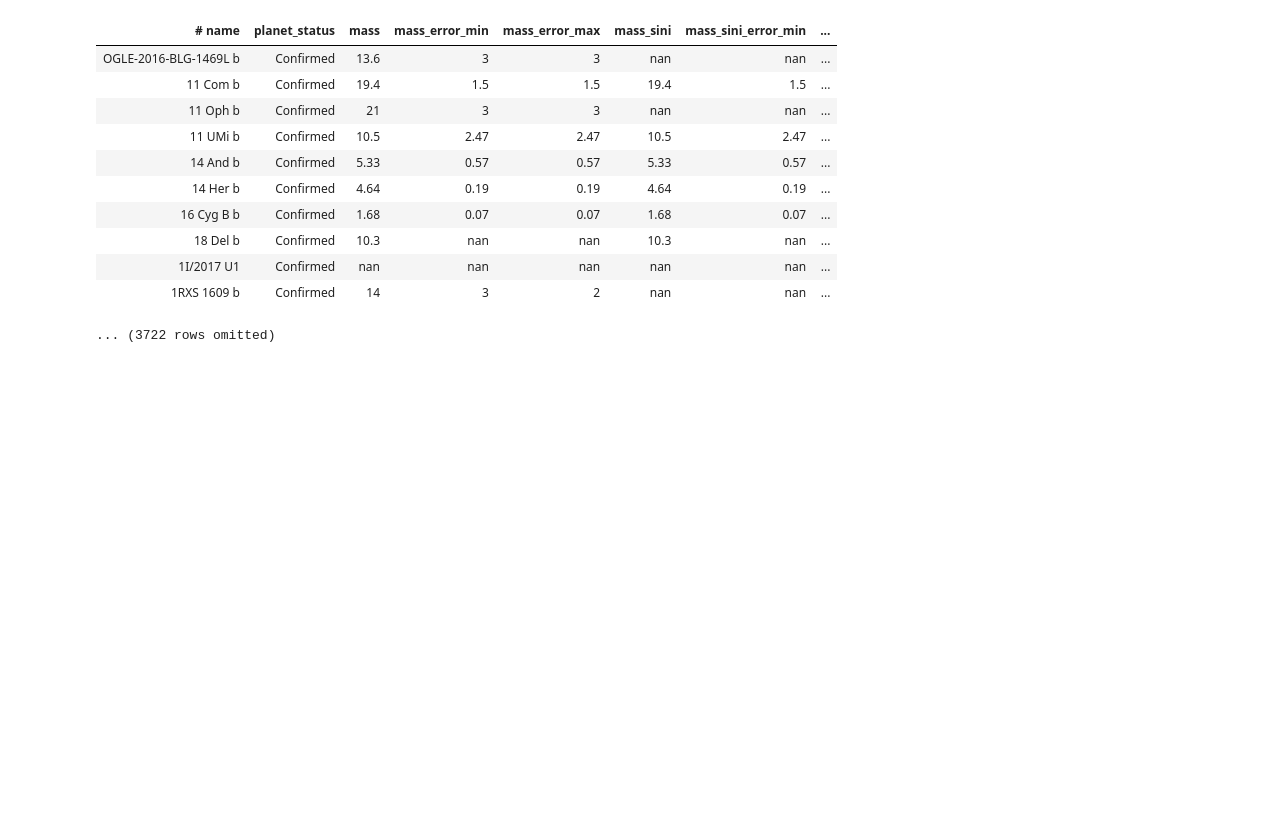
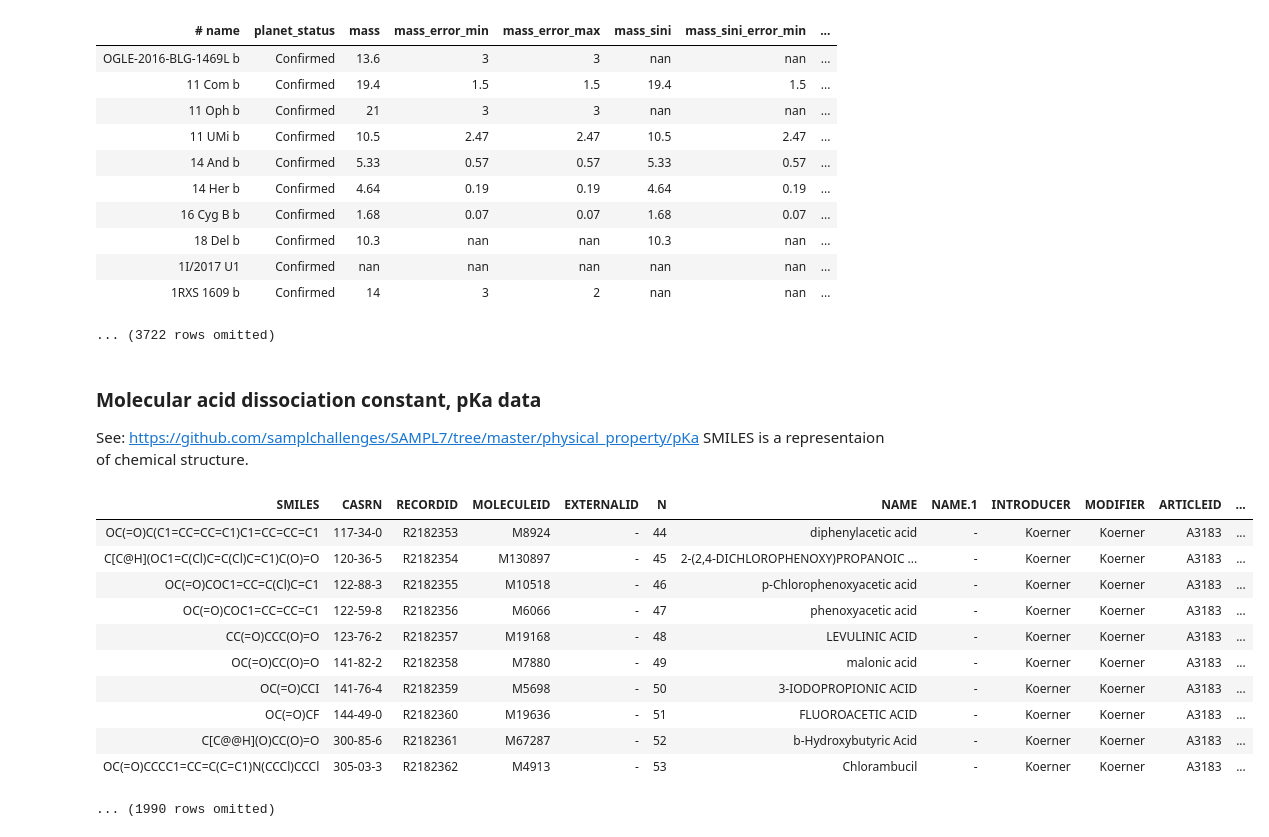
Before and after one commit to DataScienceTempleFirst/code-cod, a Jupyter notebook: DataSets.ipynb, the cells around one changed output. Saved outputs shown, nothing was run; the diff lists cells and outputs as text; code cells hidden in the pictures; blank space fills up the shorter version.

```diff
--- a/DataSets.ipynb
+++ b/DataSets.ipynb
@@ -320,3 +285,24 @@ data
 | 1I/2017 U1 | Confirmed | nan | nan | nan | nan | nan | ... |
 | 1RXS 1609 b | Confirmed | 14 | 3 | 2 | nan | nan | ... |
 ... (3722 rows omitted)
+# %% [markdown]
+### Molecular acid dissociation constant, pKa data
+See: https://github.com/samplchallenges/SAMPL7/tree/master/physical_property/pKa
+SMILES is a representaion of chemical structure.
+# %%
+url = "https://raw.githubusercontent.com/robraddi/GP-SAMPL7/main/pKaDatabase/OChem/ochem0-2000.csv"
+data = Table.read_table(url)
+data
+# %% [output]
+| SMILES | CASRN | RECORDID | MOLECULEID | EXTERNALID | N | NAME | NAME.1 | INTRODUCER | MODIFIER | ARTICLEID | ... |
+| OC(=O)C(C1=CC=CC=C1)C1=CC=CC=C1 | 117-34-0 | R2182353 | M8924 | - | 44 | diphenylacetic acid | - | Koerner | Koerner | A3183 | ... |
+| C[C@H](OC1=C(Cl)C=C(Cl)C=C1)C(O)=O | 120-36-5 | R2182354 | M130897 | - | 45 | 2-(2,4-DICHLOROPHENOXY)PROPANOIC ... | - | Koerner | Koerner | A3183 | ... |
+| OC(=O)COC1=CC=C(Cl)C=C1 | 122-88-3 | R2182355 | M10518 | - | 46 | p-Chlorophenoxyacetic acid | - | Koerner | Koerner | A3183 | ... |
+| OC(=O)COC1=CC=CC=C1 | 122-59-8 | R2182356 | M6066 | - | 47 | phenoxyacetic acid | - | Koerner | Koerner | A3183 | ... |
+| CC(=O)CCC(O)=O | 123-76-2 | R2182357 | M19168 | - | 48 | LEVULINIC ACID | - | Koerner | Koerner | A3183 | ... |
+| OC(=O)CC(O)=O | 141-82-2 | R2182358 | M7880 | - | 49 | malonic acid | - | Koerner | Koerner | A3183 | ... |
+| OC(=O)CCI | 141-76-4 | R2182359 | M5698 | - | 50 | 3-IODOPROPIONIC ACID | - | Koerner | Koerner | A3183 | ... |
+| OC(=O)CF | 144-49-0 | R2182360 | M19636 | - | 51 | FLUOROACETIC ACID | - | Koerner | Koerner | A3183 | ... |
+| C[C@@H](O)CC(O)=O | 300-85-6 | R2182361 | M67287 | - | 52 | b-Hydroxybutyric Acid | - | Koerner | Koerner | A3183 | ... |
+| OC(=O)CCCC1=CC=C(C=C1)N(CCCl)CCCl | 305-03-3 | R2182362 | M4913 | - | 53 | Chlorambucil | - | Koerner | Koerner | A3183 | ... |
+... (1990 rows omitted)
```
Also changed, not shown: parts of 9 cells of this notebook.
